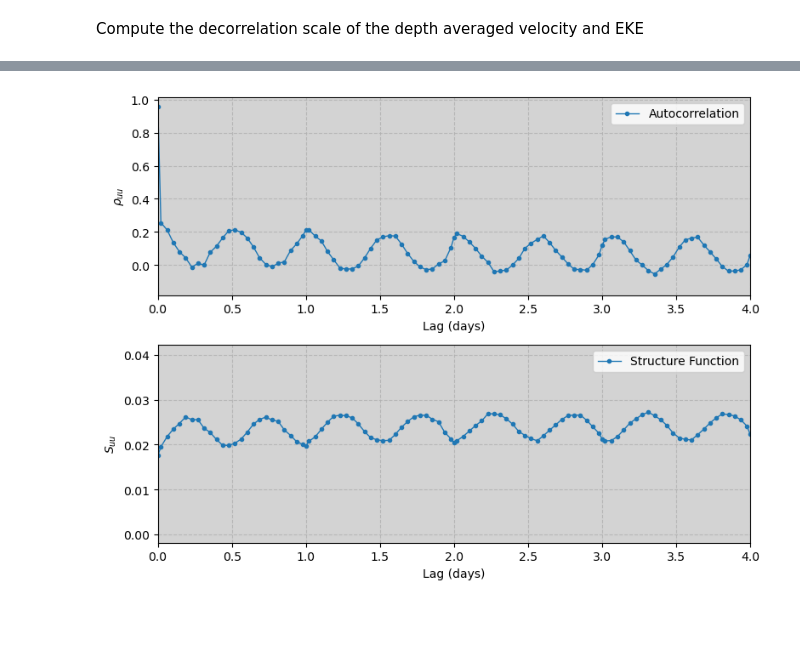
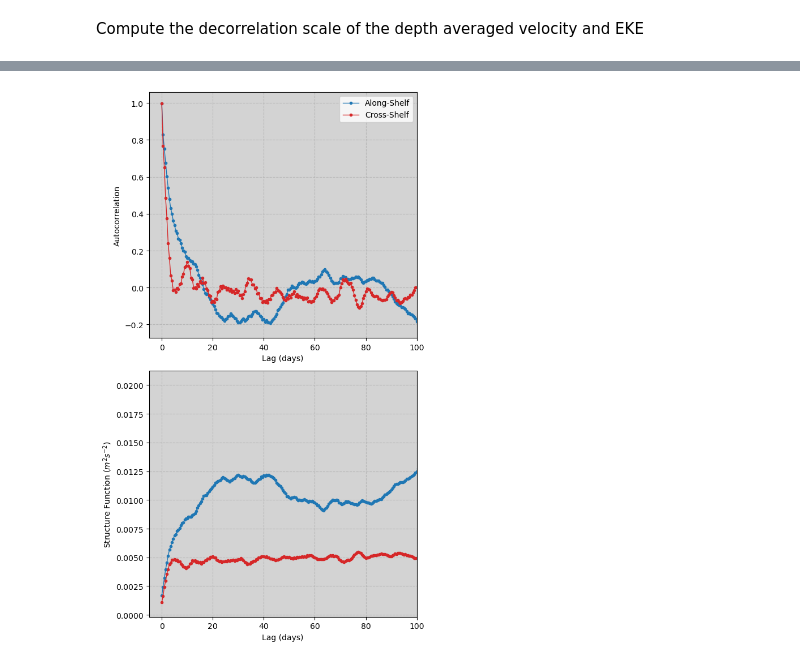
Before and after one commit to lcolosi/AirSeaCoupling, a Jupyter notebook: src/CCE/cce_scale_analysis_currents.ipynb, the cells around one changed output, grey strips where cells are left out. Saved outputs shown, nothing was run; the diff lists cells and outputs as text; code cells hidden in the pictures; blank space fills up the shorter version.

```diff
--- a/src/CCE/cce_scale_analysis_currents.ipynb
+++ b/src/CCE/cce_scale_analysis_currents.ipynb
@@ -40,7 +42,7 @@ from structure_functions import compute_structure_function
 Set data analysis parameters
 # %%
 # Set processing parameters
-option_mooring       = 'CCE1' # Specifies which mooring will analyzed.
+option_mooring       = 'CCE2' # Specifies which mooring will analyzed.
 option_obs           = 'ADCP' # Specifies the observational instrumentation to process. Options include: 'CTD', 'CHL', 'ADCP'
 option_grid          = 0      # Specifies whether the gridded product or the nearest neighbor depth-correct approach approach is used
 option_plot          = 0
@@ -48,7 +50,7 @@ option_plot          = 0
 # Set time and space parameters
 T               = 1*(60)*(60)                         # Spcifies the time interval for model run. Units: seconds
 estimator       = 'biased'                            # Specifies the approach for estimating the autocorrelation function
-start_time      = datetime(2015, 1, 1, 0, 0, 0)       # Specifies the start time of the event period  datetime(2016, 1, 1, 0, 0, 0) datetime(2025, 3, 12, 0, 0, 0)
+start_time      = datetime(2014, 1, 1, 0, 0, 0)       # Specifies the start time of the event period  datetime(2016, 1, 1, 0, 0, 0) datetime(2025, 3, 12, 0, 0, 0)
 end_time        = datetime(2015, 12, 31, 23, 59, 59)  # Specifies the end time of the event period        datetime(2025, 12, 31, 23, 59, 59)  datetime(2025, 6, 23, 0, 0, 0)
 event_time_bnds = [start_time, end_time]              # Specifies the event period
 
@@ -624,42 +895,43 @@ time_scale_days = time_scale_ud*(1/60)*(1/60)*(1/24)
 lag_days = lag_ud*(1/60)*(1/60)*(1/24)
 
 # Create the figure
-fig = plt.figure(figsize=(8, 6))
+fig = plt.figure(figsize=(6, 10))
 
 #--- Subplot 1 ---#
 ax = fig.add_subplot(211)
 
 # Plot the Autocorrelation Function
-ax.plot(time_scale_days, autocorr_ud , '.-', color='tab:blue', linewidth=1,label='Autocorrelation')
+ax.plot(time_scale_days, autocorr_ud , '.-', color='tab:blue', linewidth=1,label='Along-Shelf')
+ax.plot(time_scale_days, autocorr_vd , '.-', color='tab:red', linewidth=1,label='Cross-Shelf')
 
 # Set figure attributes
 ax.set_xlabel(r'Lag (days)')
-ax.set_ylabel(r'$\rho_{uu}$')
-ax.set_xlim([0,4])
+ax.set_ylabel(r'Autocorrelation')
+ax.set_xlim([-5,100])
 ax.grid(True,linestyle='--',alpha=0.8)
 ax.legend()
 
 # Set the background color of the axes
 ax.set_facecolor('lightgray')
 
-#--- Subplot 1 ---#
+#--- Subplot 2 ---#
 ax = fig.add_subplot(212)
 
 # Plot the Structure Function
-ax.plot(time_scale_days, struct_ud[2], '.-', color='tab:blue', linewidth=1, label='Structure Function')
+ax.plot(time_scale_days, struct_ud[2], '.-', color='tab:blue', linewidth=1)
+ax.plot(time_scale_days, struct_vd[2], '.-', color='tab:red', linewidth=1)
 
 # Set figure attributes
 ax.set_xlabel(r'Lag (days)')
-ax.set_ylabel(r'$S_{uu}$')
-ax.set_xlim([0,4])
+ax.set_ylabel(r'Structure Function ($m^2 s^{-2}$)')
+ax.set_xlim([-5,100])
 ax.grid(True,linestyle='--',alpha=0.8)
-ax.legend()
 
 # Set the background color of the axes
 ax.set_facecolor('lightgray')
 
 # Display figure
 plt.tight_layout()
 plt.show()
 # %% [output]
-[figure, old version]
+[figure, new version]
```
Also changed, not shown: parts of 26 cells of this notebook, 6 other files.
